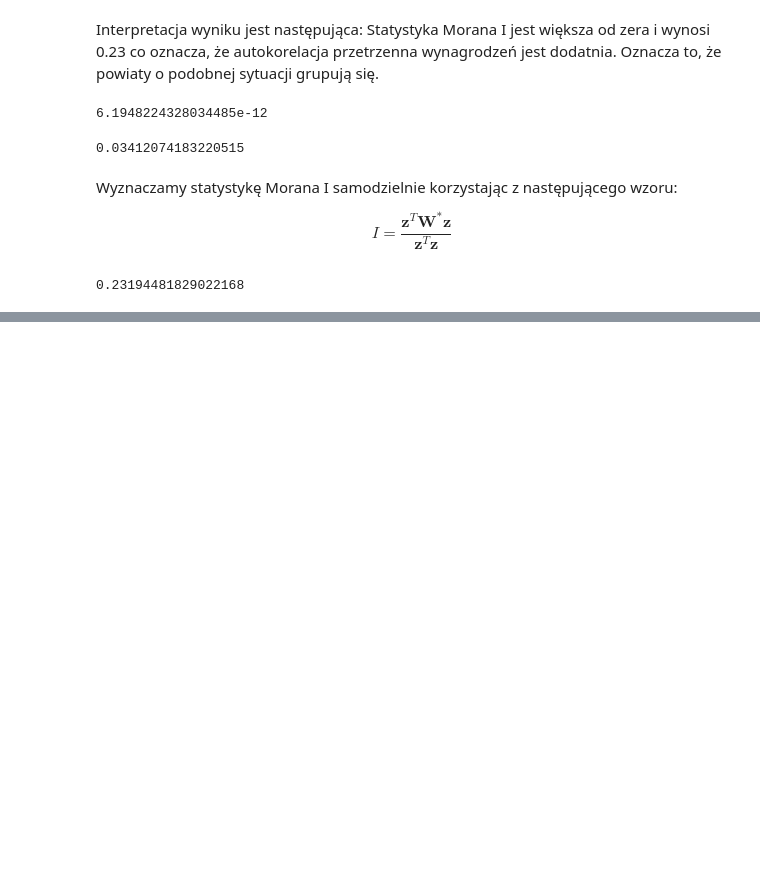
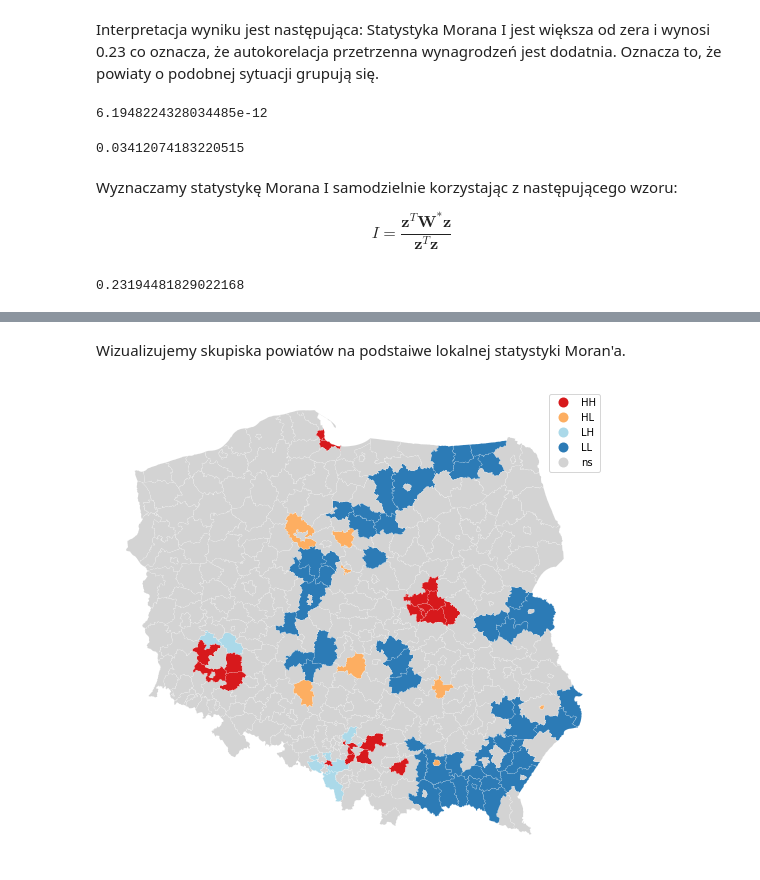
Before and after one commit to DepartmentOfStatisticsPUE/air-2022, a Jupyter notebook: notebooks/8_analizy_przestrzenne.ipynb, the cells around one changed output, grey strips where cells are left out. Saved outputs shown, nothing was run; the diff lists cells and outputs as text; code cells hidden in the pictures; blank space fills up the shorter version.

```diff
--- a/notebooks/8_analizy_przestrzenne.ipynb
+++ b/notebooks/8_analizy_przestrzenne.ipynb
@@ -243,0 +285,7 @@ I_recznie
+# %% [markdown]
+Wizualizujemy skupiska powiatów na podstaiwe lokalnej statystyki Moran'a.
+# %%
+lisa_cluster(lokalny_moran, pow_df_dane, p = 0.05, figsize = (9,9))
+plt.show()
+# %% [output]
+[figure, added]
```
Also changed, not shown: parts of 10 cells of this notebook.
